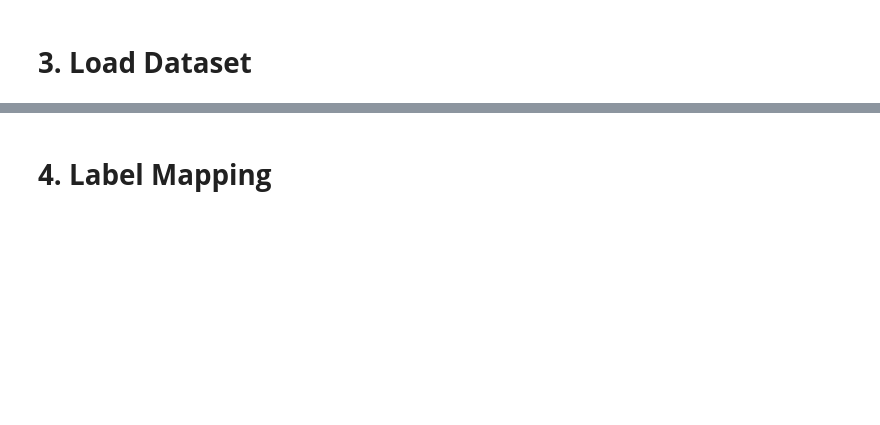
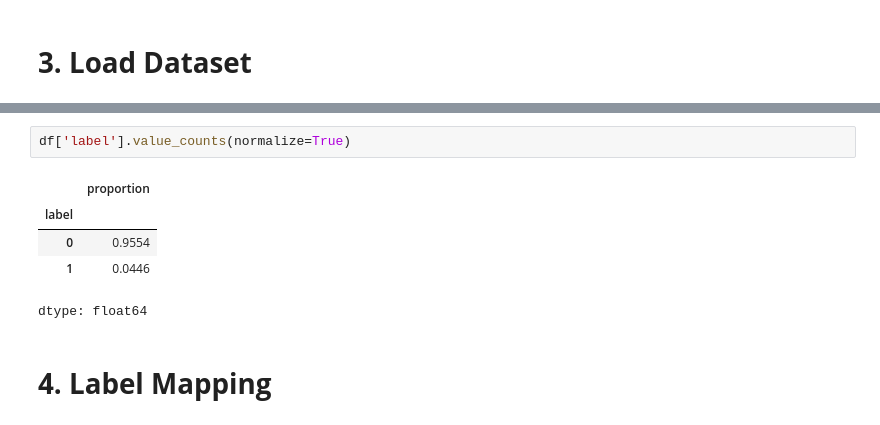
Before and after one commit to jiyuutheosum/Machine-Learning, a Jupyter notebook: Machine_Learning_PIT.ipynb, the cells around one changed output, grey strips where cells are left out. Cells and saved outputs as stored; diff of their text form; blank space fills up the shorter version.

```diff
--- a/Machine_Learning_PIT.ipynb
+++ b/Machine_Learning_PIT.ipynb
@@ -105,6 +88,14 @@ Shape: (16175, 3)
 | 2 | Attend school with full marks for... | 0 | 1 |
 | 3 | have not yet applied information ... | 0 | 0 |
 | 4 | The teacher teaches well, there a... | 2 | 0 |
+# %%
+df['label'].value_counts(normalize=True)
+# %% [output]
+|  | proportion |
+| label |  |
+| 0 | 0.9554 |
+| 1 | 0.0446 |
+dtype: float64
 # %% [markdown]
 # **4. Label Mapping**
 # %%
```
Also changed, not shown: parts of 19 cells of this notebook.
